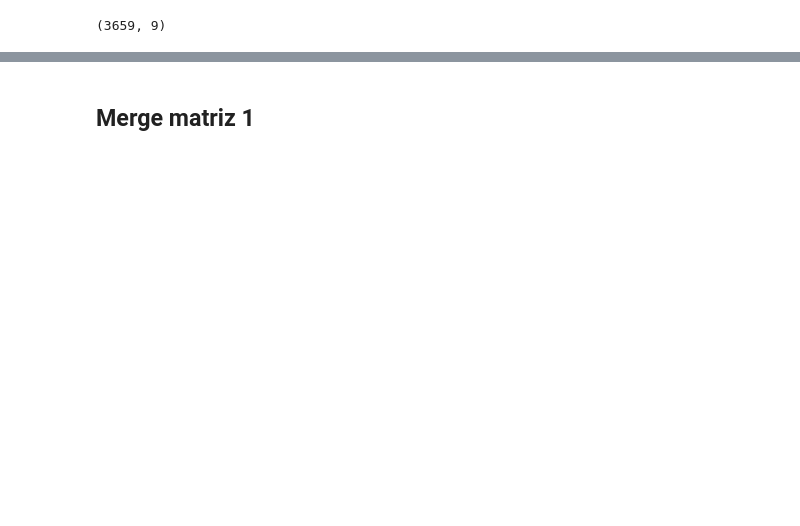
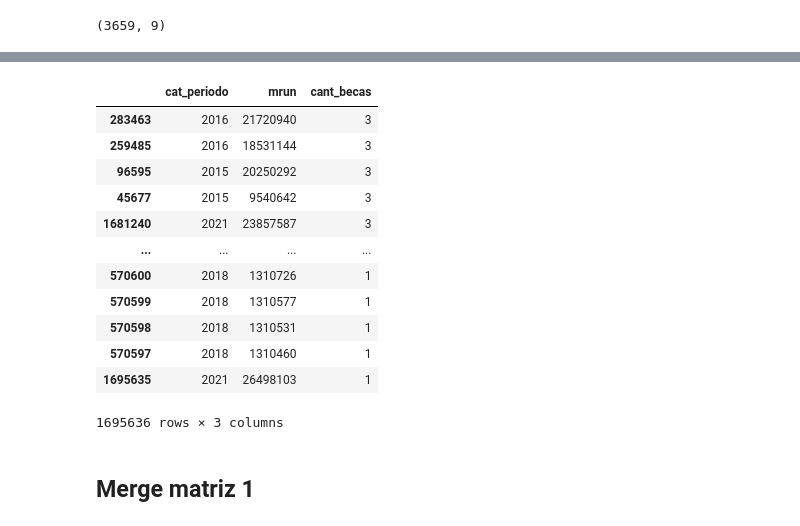
Before and after one commit to GianniCatBug/MDS7201-mineduc-desercion, a Jupyter notebook: notebooks/3-seleccion-atributos.ipynb, the cells around one changed output, grey strips where cells are left out. Saved outputs shown, nothing was run; the diff lists cells and outputs as text; code cells hidden in the pictures; blank space fills up the shorter version.

```diff
--- a/notebooks/3-seleccion-atributos.ipynb
+++ b/notebooks/3-seleccion-atributos.ipynb
@@ -349,0 +361,21 @@ colegios[colegios["cod_depe"].isna()].shape
+# %%
+becas = pd.concat([
+    pd.read_csv(f, sep=";")
+    for f in tqdm(
+        glob(f"{BASE}raw_data/becas_post_2015/Asignacion*.csv"),
+        total=6
+    )
+]).drop(columns=[
+    "TIPO_ALUMNO"
+]).rename(columns={
+    "ANIO_BENEFICIO": "cat_periodo",
+    "MRUN": "mrun"
+})
+
+becas = becas[
+    becas["mrun"].isin(matriculados["mrun"].unique())
+].drop_duplicates().reset_index(drop=True)
+
+print(f"Cantidad de registros: {becas.shape[0]}\n")
+print(f"Cantidad de nulos: \n{becas.isna().sum()}")
+becas.head()
@@ -350,3 +396,21 @@ colegios[colegios["cod_depe"].isna()].shape
+# %%
+cant_becas = becas.groupby(["cat_periodo", "mrun"])["BENEFICIO_BECA_FSCU"].size().reset_index(name="cant_becas")
+
+cant_becas.sort_values(by=["cant_becas"], ascending=False)
+# %% [output]
+|  | cat_periodo | mrun | cant_becas |
+| 283463 | 2016 | 21720940 | 3 |
+| 259485 | 2016 | 18531144 | 3 |
+| 96595 | 2015 | 20250292 | 3 |
+| 45677 | 2015 | 9540642 | 3 |
+| 1681240 | 2021 | 23857587 | 3 |
+| ... | ... | ... | ... |
+| 570600 | 2018 | 1310726 | 1 |
+| 570599 | 2018 | 1310577 | 1 |
+| 570598 | 2018 | 1310531 | 1 |
+| 570597 | 2018 | 1310460 | 1 |
+| 1695635 | 2021 | 26498103 | 1 |
+1695636 rows × 3 columns
 # %% [markdown]
 ## Merge matriz 1
 # %%
```
Also changed, not shown: parts of 16 cells of this notebook, 2 other files.
